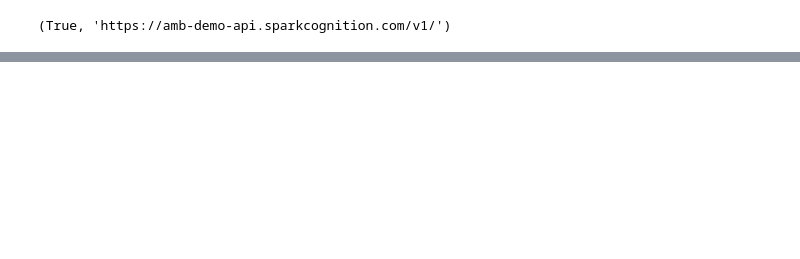
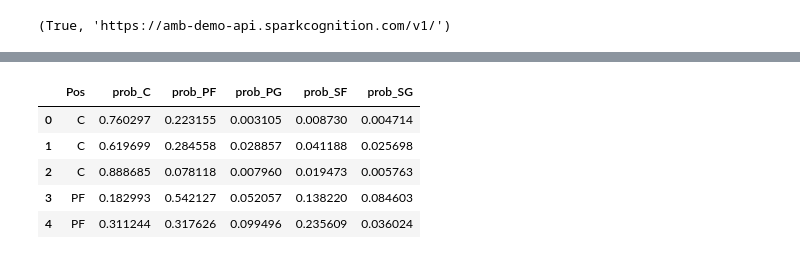
Before and after one commit to jwdunlap/NBA-Darwin, a Jupyter notebook: Darwin_nb.ipynb, the cells around one changed output, grey strips where cells are left out. Saved outputs shown, nothing was run; the diff lists cells and outputs as text; code cells hidden in the pictures; blank space fills up the shorter version.

```diff
--- a/Darwin_nb.ipynb
+++ b/Darwin_nb.ipynb
@@ -94,0 +122,10 @@ feature_importance[:10]
+# %%
+status, prediction = ds.download_artifact(artifact['artifact_name'])
+prediction.head()
+# %% [output]
+|  | Pos | prob_C | prob_PF | prob_PG | prob_SF | prob_SG |
+| 0 | C | 0.760297 | 0.223155 | 0.003105 | 0.008730 | 0.004714 |
+| 1 | C | 0.619699 | 0.284558 | 0.028857 | 0.041188 | 0.025698 |
+| 2 | C | 0.888685 | 0.078118 | 0.007960 | 0.019473 | 0.005763 |
+| 3 | PF | 0.182993 | 0.542127 | 0.052057 | 0.138220 | 0.084603 |
+| 4 | PF | 0.311244 | 0.317626 | 0.099496 | 0.235609 | 0.036024 |
```
Also changed, not shown: parts of 14 cells of this notebook.
